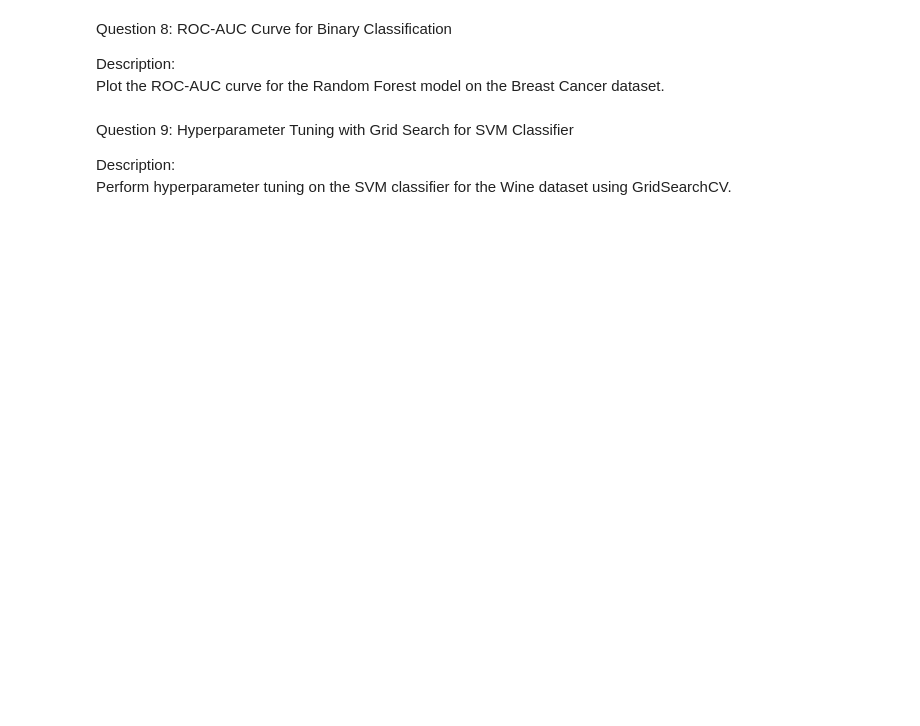
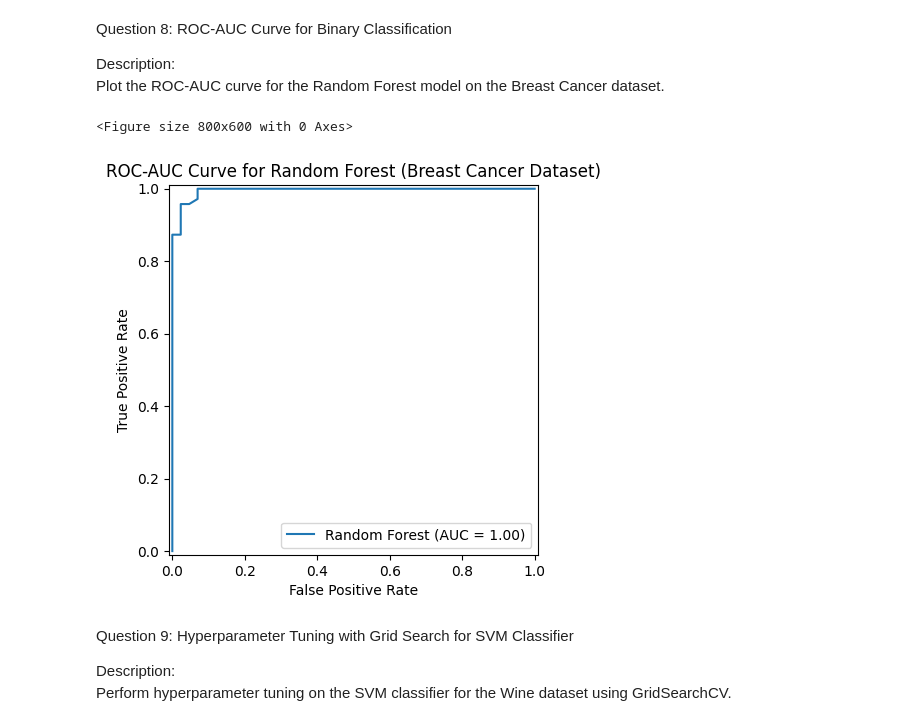
Before and after one commit to Harsha-H-G/AI---ML, a Jupyter notebook: src/Module 5/Introduction to Classification Algorithms/q1.ipynb, the cells around one changed output. Drawn from its saved outputs; the diff is of its cells as text; code cells hidden in the pictures; blank space fills up the shorter version.

```diff
--- a/src/Module 5/Introduction to Classification Algorithms/q1.ipynb
+++ b/src/Module 5/Introduction to Classification Algorithms/q1.ipynb
@@ -87,3 +304,23 @@ Plot the ROC-AUC curve for the Random Forest model on the Breast Cancer dataset.
+# %%
+# Plot the ROC-AUC curve for the Random Forest model on the Breast Cancer dataset
+
+from sklearn.metrics import roc_curve, auc, RocCurveDisplay
+
+# Get predicted probabilities for the positive class (benign)
+y_proba = rf.predict_proba(X_test)[:, 1]
+
+# Compute ROC curve and ROC area
+fpr, tpr, thresholds = roc_curve(y_test, y_proba)
+roc_auc = auc(fpr, tpr)
+
+# Plot ROC curve
+plt.figure(figsize=(8, 6))
+RocCurveDisplay(fpr=fpr, tpr=tpr, roc_auc=roc_auc, estimator_name='Random Forest').plot()
+plt.title("ROC-AUC Curve for Random Forest (Breast Cancer Dataset)")
+plt.show()
+# %% [output]
+<Figure size 800x600 with 0 Axes>
+[figure, added]
 # %% [markdown]
 Question 9: Hyperparameter Tuning with Grid Search for SVM Classifier<br>
 
```
Also changed, not shown: parts of 18 cells of this notebook, 1 other file.
